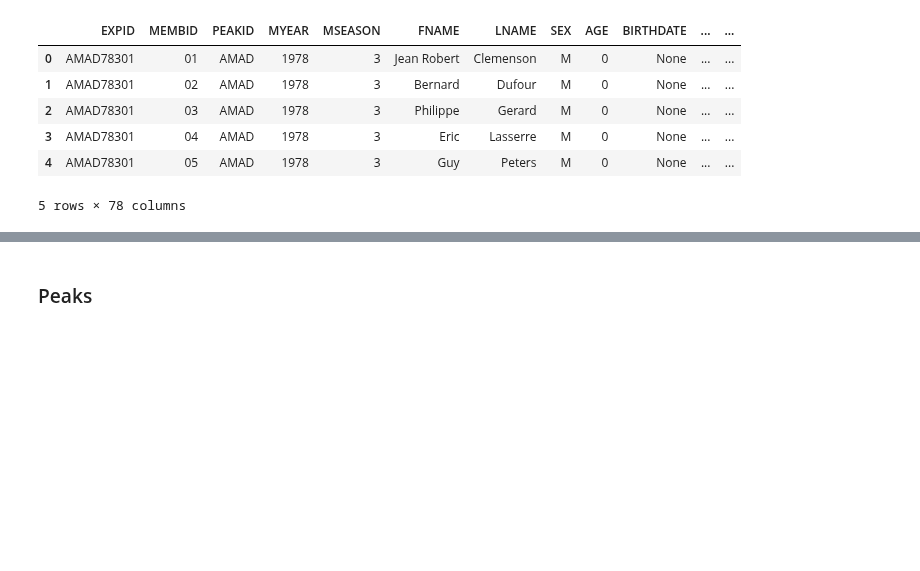
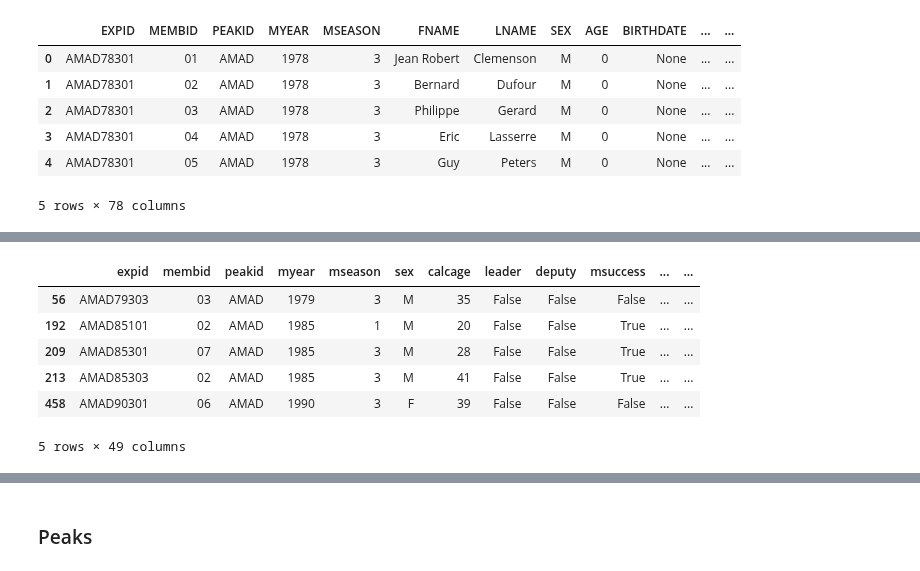
Before and after one commit to ArmandWinant/ml-zoomcamp, a Jupyter notebook: projects/midterm/notebook.ipynb, the cells around one changed output, grey strips where cells are left out. Saved outputs shown, nothing was run; the diff lists cells and outputs as text; code cells hidden in the pictures; blank space fills up the shorter version.

```diff
--- a/projects/midterm/notebook.ipynb
+++ b/projects/midterm/notebook.ipynb
@@ -91,3 +183,13 @@ df_members.drop(['bconly', 'nottobc', 'support', 'disabled', 'hired', 'sherpa',
+# %%
+df_members.head()
+# %% [output]
+|  | expid | membid | peakid | myear | mseason | sex | calcage | leader | deputy | msuccess | ... | ... |
+| 56 | AMAD79303 | 03 | AMAD | 1979 | 3 | M | 35 | False | False | False | ... | ... |
+| 192 | AMAD85101 | 02 | AMAD | 1985 | 1 | M | 20 | False | False | True | ... | ... |
+| 209 | AMAD85301 | 07 | AMAD | 1985 | 3 | M | 28 | False | False | True | ... | ... |
+| 213 | AMAD85303 | 02 | AMAD | 1985 | 3 | M | 41 | False | False | True | ... | ... |
+| 458 | AMAD90301 | 06 | AMAD | 1990 | 3 | F | 39 | False | False | False | ... | ... |
+5 rows × 49 columns
 # %%
 df_members.shape
 # %% [output]
```
Also changed, not shown: parts of 22 cells of this notebook.
